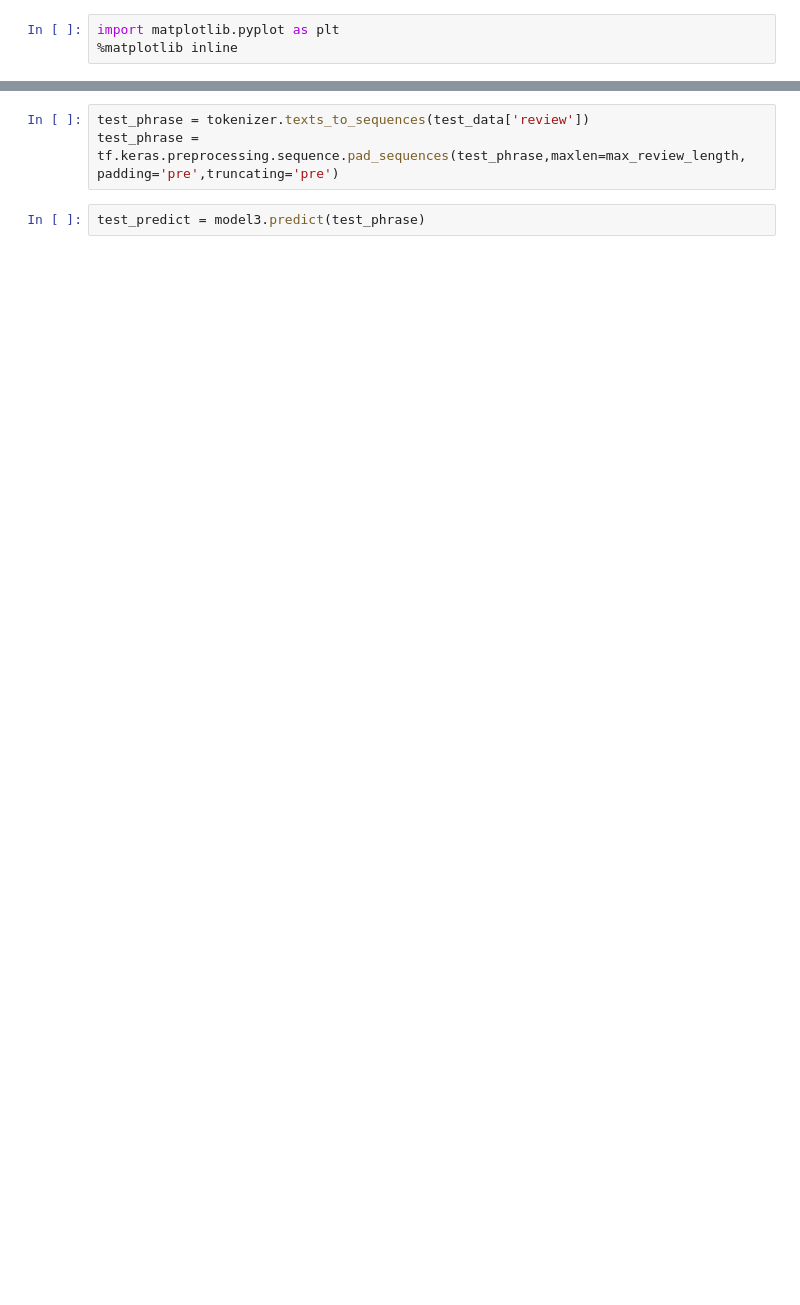
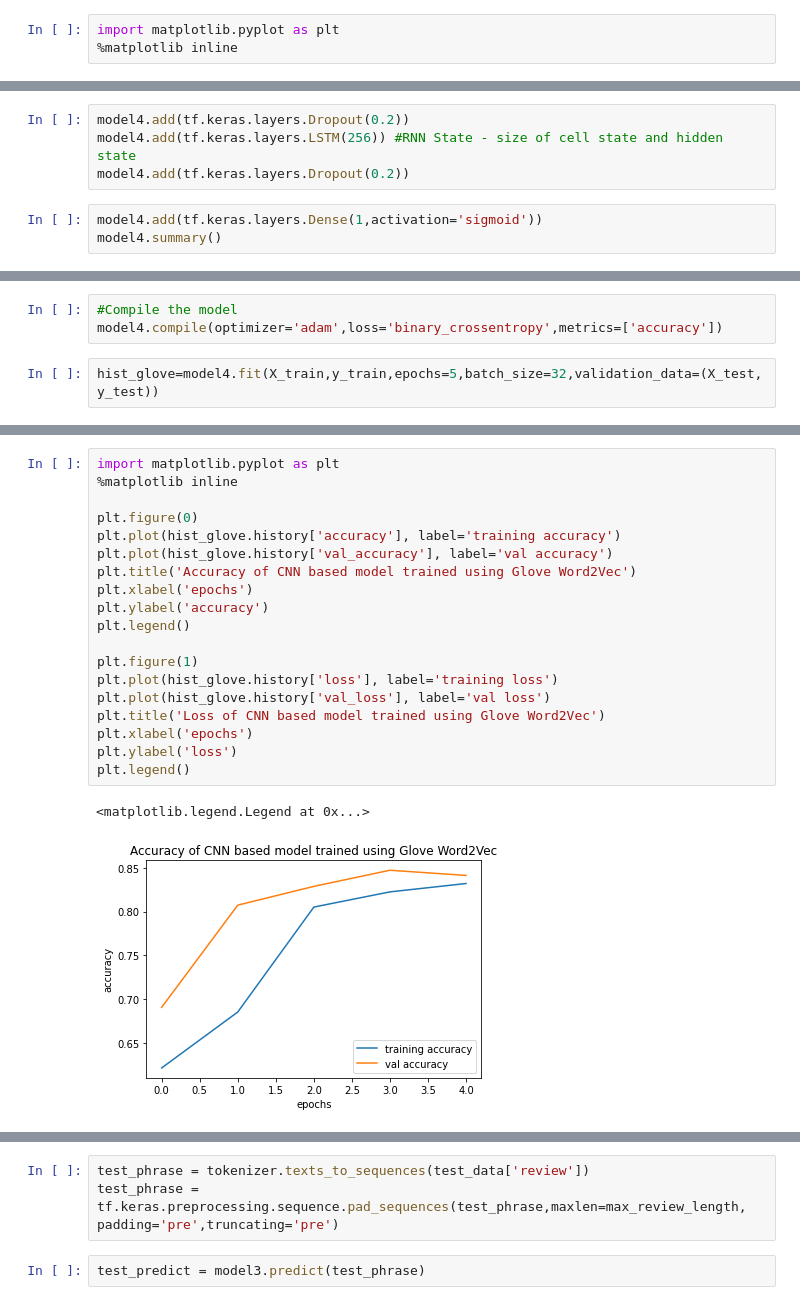
Before and after one commit to debajyotid/IMDB-Reviews-Sentiment-Analysis-using-NLP-Technques, a Jupyter notebook: IMDB Reviews Sentiment Analysis using NLP Technques.ipynb, the cells around one changed output, grey strips where cells are left out. Saved outputs shown, nothing was run; the diff lists cells and outputs as text; blank space fills up the shorter version.

```diff
--- a/IMDB Reviews Sentiment Analysis using NLP Technques.ipynb
+++ b/IMDB Reviews Sentiment Analysis using NLP Technques.ipynb
@@ -511,0 +609,7 @@ metrics.roc_auc_score(y_test,model1_probs)
+# %%
+model4.add(tf.keras.layers.Dropout(0.2))
+model4.add(tf.keras.layers.LSTM(256)) #RNN State - size of cell state and hidden state
+model4.add(tf.keras.layers.Dropout(0.2))
+# %%
+model4.add(tf.keras.layers.Dense(1,activation='sigmoid'))
+model4.summary()
@@ -511,0 +635,5 @@ metrics.roc_auc_score(y_test,model1_probs)
+# %%
+#Compile the model
+model4.compile(optimizer='adam',loss='binary_crossentropy',metrics=['accuracy'])
+# %%
+hist_glove=model4.fit(X_train,y_train,epochs=5,batch_size=32,validation_data=(X_test, y_test))
@@ -511,0 +651,22 @@ metrics.roc_auc_score(y_test,model1_probs)
+# %%
+import matplotlib.pyplot as plt
+%matplotlib inline
+
+plt.figure(0)
+plt.plot(hist_glove.history['accuracy'], label='training accuracy')
+plt.plot(hist_glove.history['val_accuracy'], label='val accuracy')
+plt.title('Accuracy of CNN based model trained using Glove Word2Vec')
+plt.xlabel('epochs')
+plt.ylabel('accuracy')
+plt.legend()
+
+plt.figure(1)
+plt.plot(hist_glove.history['loss'], label='training loss')
+plt.plot(hist_glove.history['val_loss'], label='val loss')
+plt.title('Loss of CNN based model trained using Glove Word2Vec')
+plt.xlabel('epochs')
+plt.ylabel('loss')
+plt.legend()
+# %% [output]
+<matplotlib.legend.Legend at 0x...>
+[figure, added]
```
Also changed, not shown: parts of 46 cells of this notebook.
